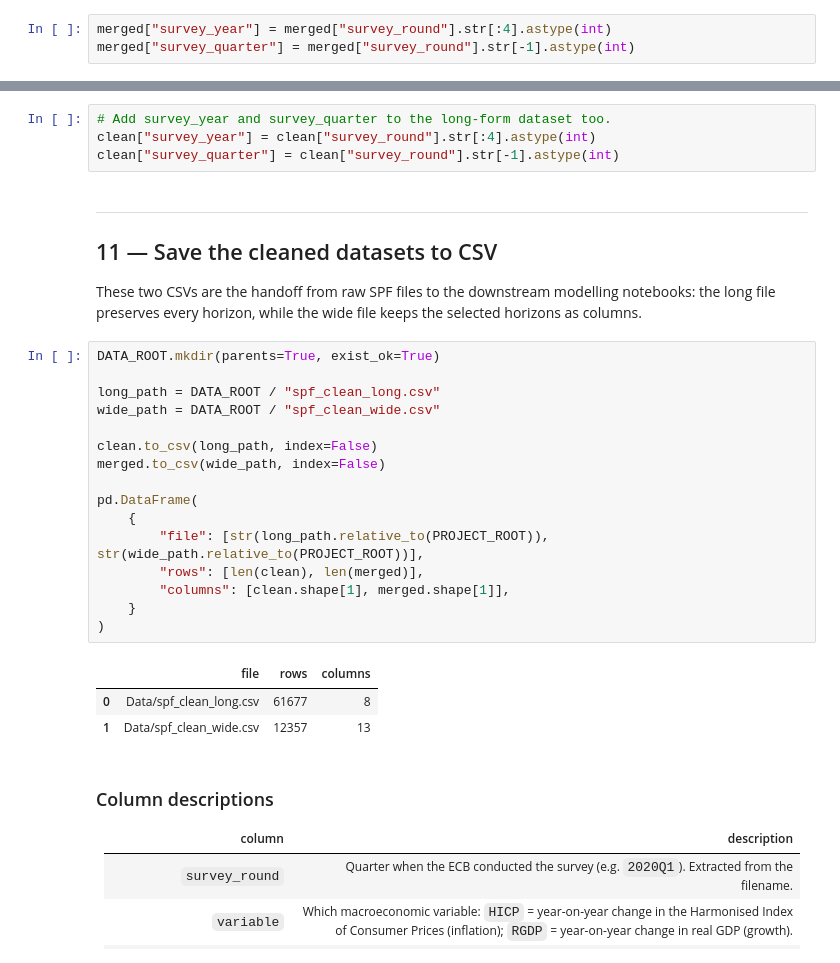
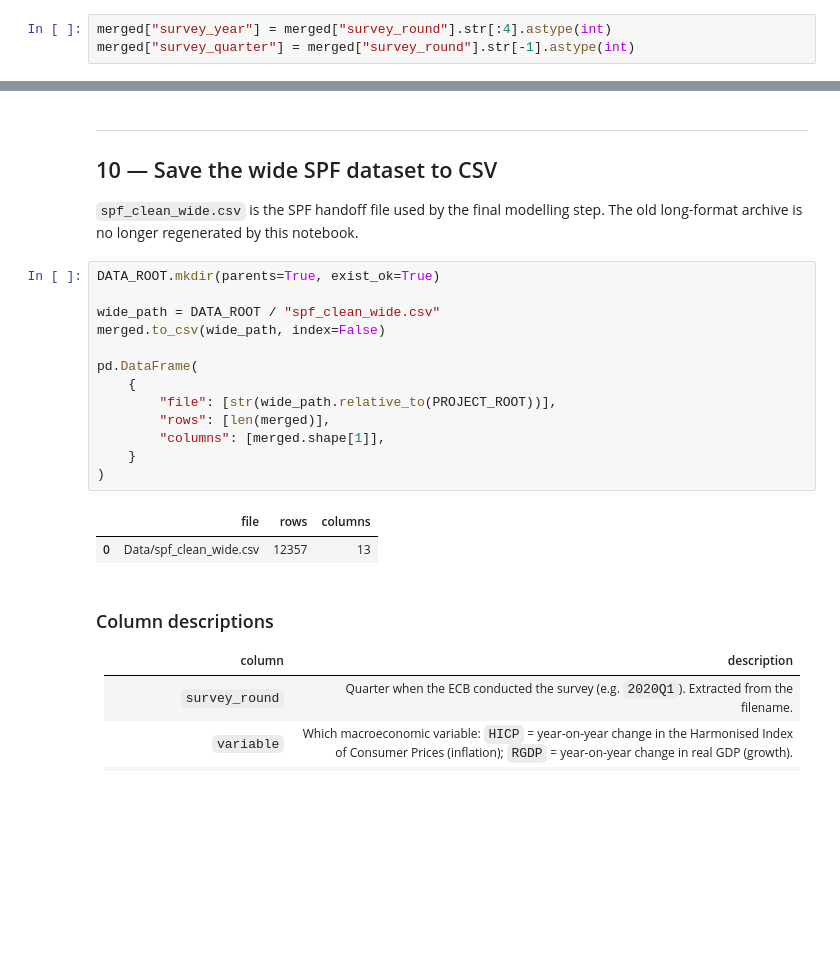
Before and after one commit to JulianReynolds/Data-Science-Assignment, a Jupyter notebook: data_download_and_processing.ipynb, the cells around one changed output, grey strips where cells are left out. Drawn from its saved outputs; the diff is of its cells as text; blank space fills up the shorter version.

```diff
--- a/data_download_and_processing.ipynb
+++ b/data_download_and_processing.ipynb
@@ -406,32 +396,24 @@ We save both.
-# %%
-# Add survey_year and survey_quarter to the long-form dataset too.
-clean["survey_year"] = clean["survey_round"].str[:4].astype(int)
-clean["survey_quarter"] = clean["survey_round"].str[-1].astype(int)
 # %% [markdown]
 ---
-## 11 — Save the cleaned datasets to CSV
+## 10 — Save the wide SPF dataset to CSV
 
-These two CSVs are the handoff from raw SPF files to the downstream modelling notebooks: the long file preserves every horizon, while the wide file keeps the selected horizons as columns.
+`spf_clean_wide.csv` is the SPF handoff file used by the final modelling step. The old long-format archive is no longer regenerated by this notebook.
 # %%
 DATA_ROOT.mkdir(parents=True, exist_ok=True)
 
-long_path = DATA_ROOT / "spf_clean_long.csv"
 wide_path = DATA_ROOT / "spf_clean_wide.csv"
-
-clean.to_csv(long_path, index=False)
 merged.to_csv(wide_path, index=False)
 
 pd.DataFrame(
     {
-        "file": [str(long_path.relative_to(PROJECT_ROOT)), str(wide_path.relative_to(PROJECT_ROOT))],
-        "rows": [len(clean), len(merged)],
-        "columns": [clean.shape[1], merged.shape[1]],
+        "file": [str(wide_path.relative_to(PROJECT_ROOT))],
+        "rows": [len(merged)],
+        "columns": [merged.shape[1]],
     }
 )
 # %% [output]
 |  | file | rows | columns |
-| 0 | Data/spf_clean_long.csv | 61677 | 8 |
-| 1 | Data/spf_clean_wide.csv | 12357 | 13 |
+| 0 | Data/spf_clean_wide.csv | 12357 | 13 |
 # %% [markdown]
 ### Column descriptions
 
```
Also changed, not shown: parts of 4 cells of this notebook, 2 other files.
